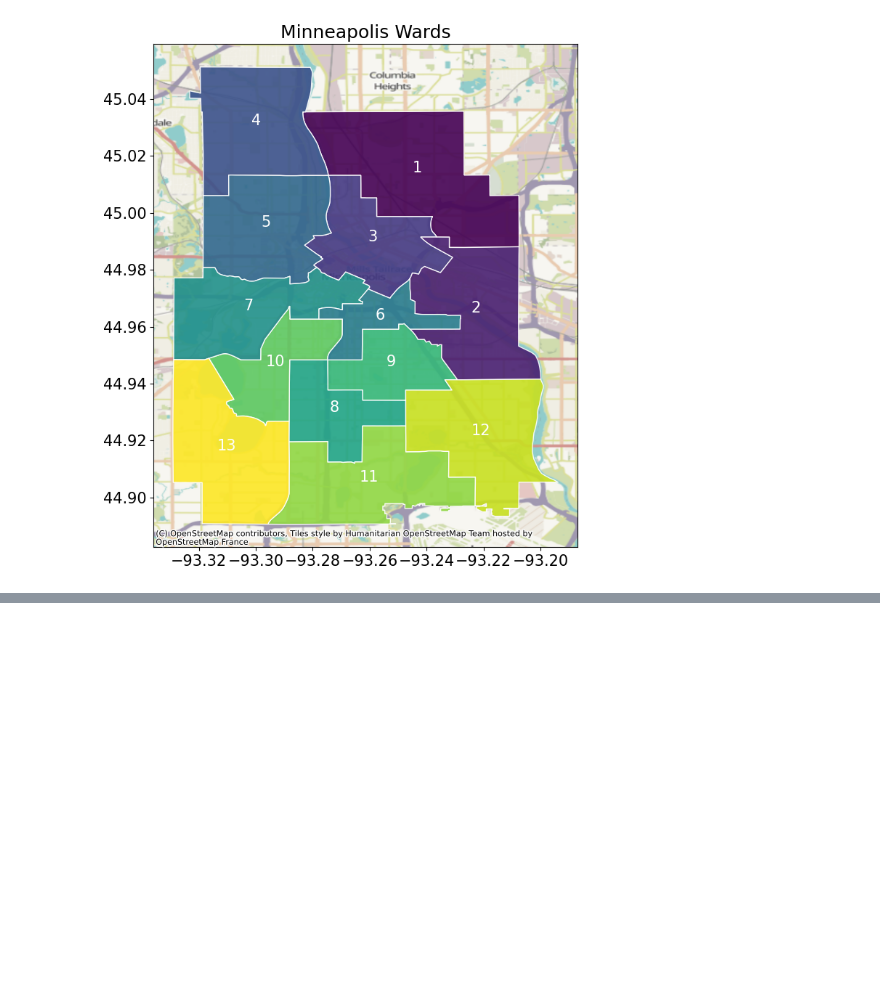
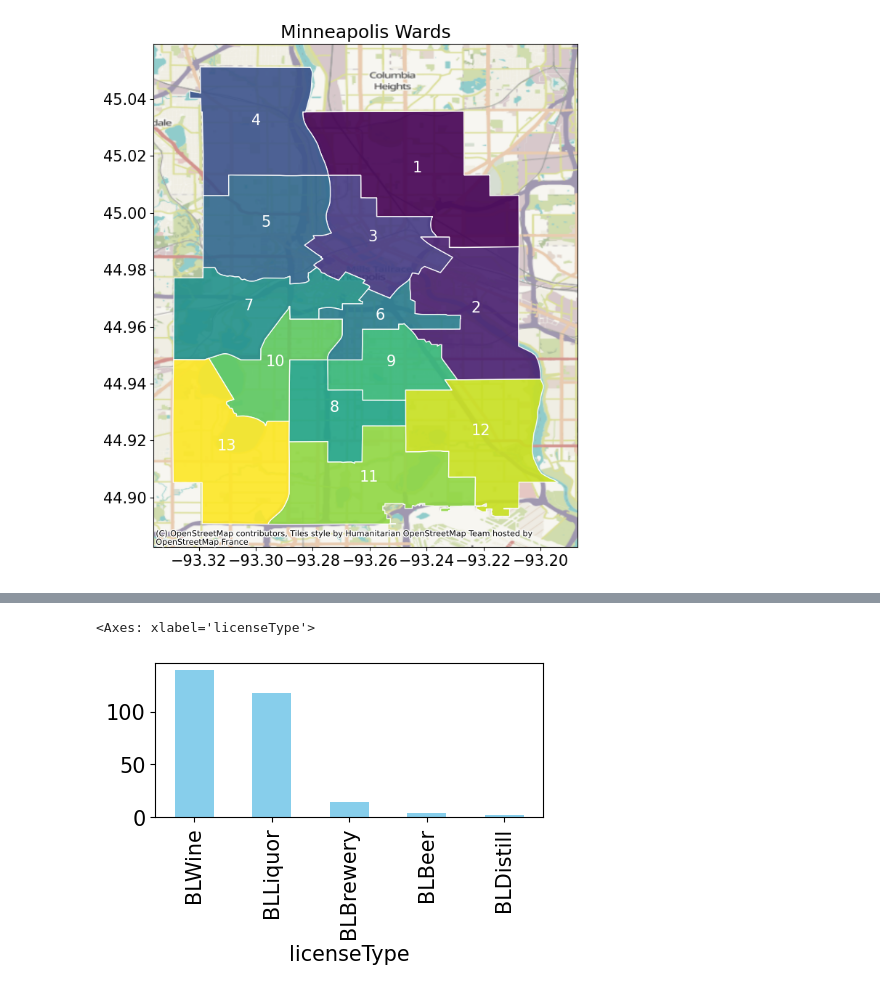
Before and after one commit to kymayodeji/mpls, a Jupyter notebook: liquor_licenses.ipynb, the cells around one changed output, grey strips where cells are left out. Drawn from its saved outputs; the diff is of its cells as text; code cells hidden in the pictures; blank space fills up the shorter version.

```diff
--- a/liquor_licenses.ipynb
+++ b/liquor_licenses.ipynb
@@ -237,3 +246,9 @@ g_plot_liquor_licenses(df,mpls_df, 'Beer')
+# %%
+#df[(df['licenseStatus']=='Approved') & (df['expirationDate']> datetime.now())]
+df.licenseType.value_counts().plot(kind='bar', figsize=(5, 2), color='skyblue')
+# %% [output]
+<Axes: xlabel='licenseType'>
+[figure, added]
 # %%
 endorsements = df['endorsements'].str.split('[,;]').explode().unique()
 endorsements = [e.strip() for e in endorsements]
```
Also changed, not shown: parts of 12 cells of this notebook, 6 other files.
